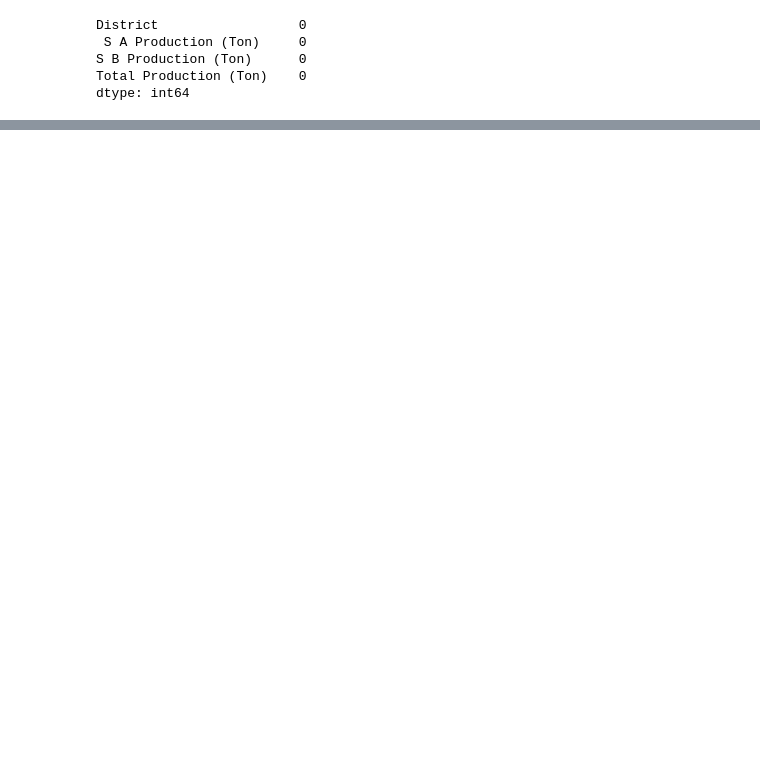
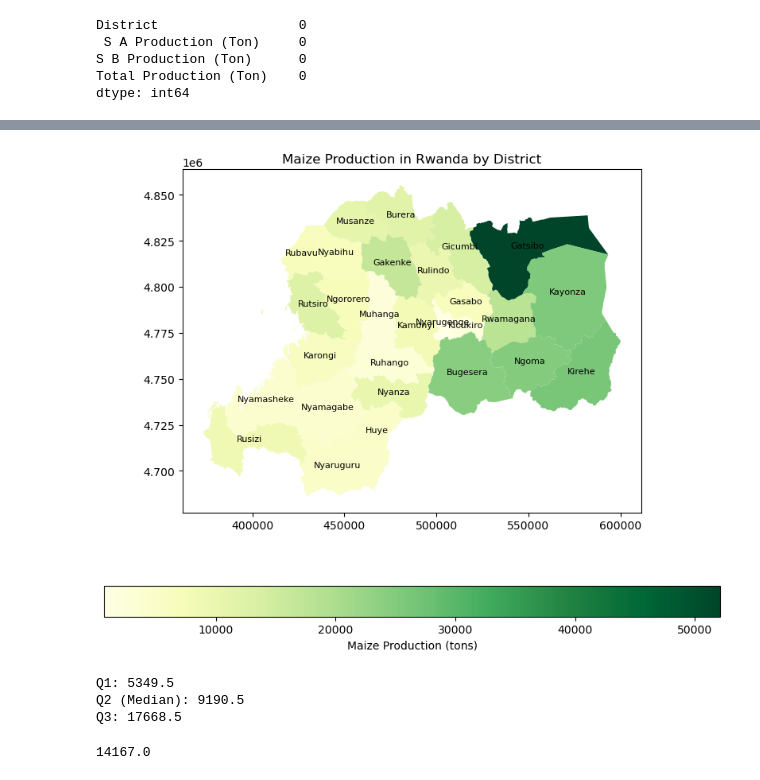
Before and after one commit to thabitha100/huzalabs-ai-training-homeworks, a Jupyter notebook: thabitha 1/week8.ipynb, the cells around one changed output, grey strips where cells are left out. Cells and saved outputs as stored; diff of their text form; code cells hidden in the pictures; blank space fills up the shorter version.

```diff
--- a/thabitha 1/week8.ipynb
+++ b/thabitha 1/week8.ipynb
@@ -86,0 +228,42 @@ data
+# %%
+import geopandas as gpd
+import pandas as pd
+import matplotlib.pyplot as plt
+
+rwanda_map = gpd.read_file('rwa_district (1)')
+rwanda_maize = rwanda_map.merge(data1)
+
+
+fig, ax = plt.subplots(1, 1, figsize=(10, 8))
+rwanda_maize.plot(column='Total Production (Ton)', ax=ax, legend=True,
+                  legend_kwds={'label': "Maize Production (tons)",
+                               'orientation': "horizontal"},
+                  cmap='YlGn')
+for idx, row in rwanda_maize.iterrows():
+    plt.annotate(text=row['District'],  # Replace 'district_name' with the actual column name for district names
+                 xy=(row.geometry.centroid.x, row.geometry.centroid.y),
+                 horizontalalignment='center', fontsize=8, color='black')
+
+# Set title and show the plot
+ax.set_title('Maize Production in Rwanda by District')
+plt.show()
+# %% [output]
+[figure, added]
+# %%
+data1= pd.DataFrame(data1, columns=['Total Production (Ton)'])
+# Calculate quartiles
+q1 = data1['Total Production (Ton)'].quantile(0.25)  # First quartile (Q1)
+q2 = data1['Total Production (Ton)'].quantile(0.50)  # Second quartile (Q2) or median
+q3 = data1['Total Production (Ton)'].quantile(0.75)  # Third quartile (Q3)
+
+print(f"Q1: {q1}")
+print(f"Q2 (Median): {q2}")
+print(f"Q3: {q3}")
+# %% [output]
+Q1: 5349.5
+Q2 (Median): 9190.5
+Q3: 17668.5
+# %%
+data1["Total Production (Ton)"].mean()
+# %% [output]
+14167.0
```
Also changed, not shown: parts of 13 cells of this notebook, 12 other files.
